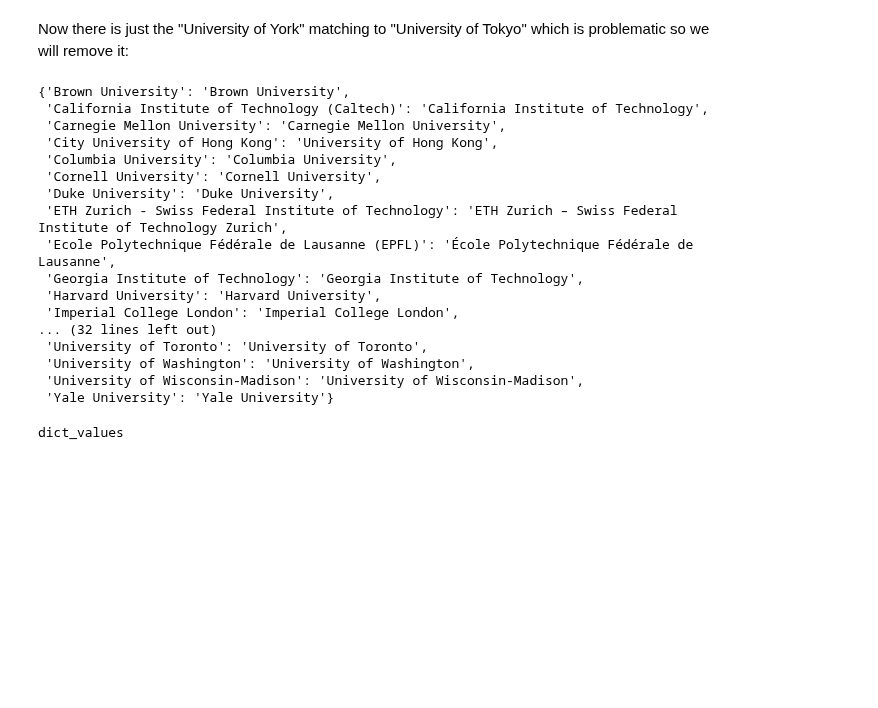
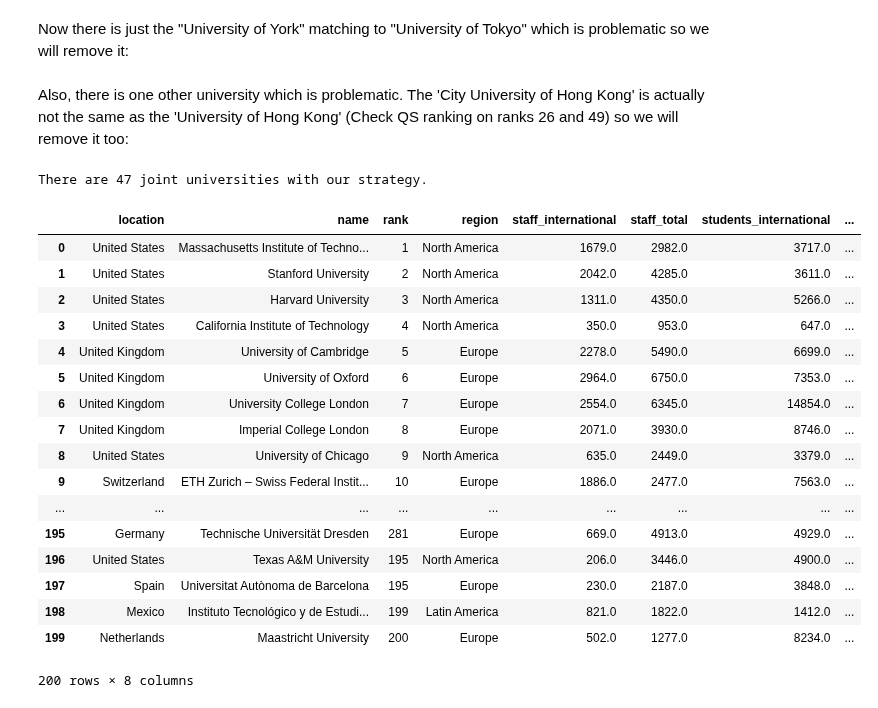
Before and after one commit to Victor-Palacios/epfl_ada, a Jupyter notebook: hw2/Homework_2.ipynb, the cells around one changed output. Drawn from its saved outputs; the diff is of its cells as text; code cells hidden in the pictures; blank space fills up the shorter version.

Commit message:
Managed to join the two frames with the names matched by similarity

```diff
--- a/hw2/Homework_2.ipynb
+++ b/hw2/Homework_2.ipynb
@@ -595,27 +591,5 @@ matching_dict
 Now there is just the "University of York" matching to "University of Tokyo" which is problematic so we will remove it:
 # %%
 del matching_dict["University of York"]
-# %%
-matching_dict
-# %% [output]
-{'Brown University': 'Brown University',
- 'California Institute of Technology (Caltech)': 'California Institute of Technology',
- 'Carnegie Mellon University': 'Carnegie Mellon University',
- 'City University of Hong Kong': 'University of Hong Kong',
- 'Columbia University': 'Columbia University',
- 'Cornell University': 'Cornell University',
- 'Duke University': 'Duke University',
- 'ETH Zurich - Swiss Federal Institute of Technology': 'ETH Zurich – Swiss Federal Institute of Technology Zurich',
- 'Ecole Polytechnique Fédérale de Lausanne (EPFL)': 'École Polytechnique Fédérale de Lausanne',
- 'Georgia Institute of Technology': 'Georgia Institute of Technology',
- 'Harvard University': 'Harvard University',
- 'Imperial College London': 'Imperial College London',
-... (32 lines left out)
- 'University of Toronto': 'University of Toronto',
- 'University of Washington': 'University of Washington',
- 'University of Wisconsin-Madison': 'University of Wisconsin-Madison',
- 'Yale University': 'Yale University'}
-# %%
-matching_dict.values()
-# %% [output]
-dict_values
+# %% [markdown]
+Also, there is one other university which is problematic. The 'City University of Hong Kong' is actually not the same as the 'University of Hong Kong' (Check QS ranking on ranks 26 and 49) so we will remove it too:
@@ -621,0 +598,25 @@ dict_values
+# %%
+print("There are {} joint universities with our strategy.".format(len(matching_dict)))
+# %% [output]
+There are 47 joint universities with our strategy.
+# %%
+qs_dataframe.replace(to_replace={"name": dict((k, v) for k, v in matching_dict.items() if k != v)})
+# %% [output]
+|  | location | name | rank | region | staff_international | staff_total | students_international | ... |
+| 0 | United States | Massachusetts Institute of Techno... | 1 | North America | 1679.0 | 2982.0 | 3717.0 | ... |
+| 1 | United States | Stanford University | 2 | North America | 2042.0 | 4285.0 | 3611.0 | ... |
+| 2 | United States | Harvard University | 3 | North America | 1311.0 | 4350.0 | 5266.0 | ... |
+| 3 | United States | California Institute of Technology | 4 | North America | 350.0 | 953.0 | 647.0 | ... |
+| 4 | United Kingdom | University of Cambridge | 5 | Europe | 2278.0 | 5490.0 | 6699.0 | ... |
+| 5 | United Kingdom | University of Oxford | 6 | Europe | 2964.0 | 6750.0 | 7353.0 | ... |
+| 6 | United Kingdom | University College London | 7 | Europe | 2554.0 | 6345.0 | 14854.0 | ... |
+| 7 | United Kingdom | Imperial College London | 8 | Europe | 2071.0 | 3930.0 | 8746.0 | ... |
+| 8 | United States | University of Chicago | 9 | North America | 635.0 | 2449.0 | 3379.0 | ... |
+| 9 | Switzerland | ETH Zurich – Swiss Federal Instit... | 10 | Europe | 1886.0 | 2477.0 | 7563.0 | ... |
+| ... | ... | ... | ... | ... | ... | ... | ... | ... |
+| 195 | Germany | Technische Universität Dresden | 281 | Europe | 669.0 | 4913.0 | 4929.0 | ... |
+| 196 | United States | Texas A&M University | 195 | North America | 206.0 | 3446.0 | 4900.0 | ... |
+| 197 | Spain | Universitat Autònoma de Barcelona | 195 | Europe | 230.0 | 2187.0 | 3848.0 | ... |
+| 198 | Mexico | Instituto Tecnológico y de Estudi... | 199 | Latin America | 821.0 | 1822.0 | 1412.0 | ... |
+| 199 | Netherlands | Maastricht University | 200 | Europe | 502.0 | 1277.0 | 8234.0 | ... |
+200 rows × 8 columns
```
Also changed, not shown: parts of 12 cells of this notebook.
